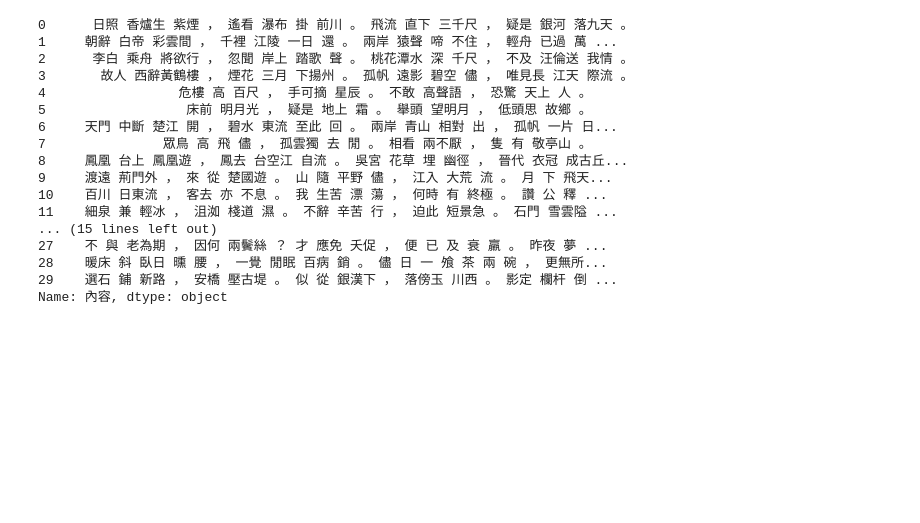
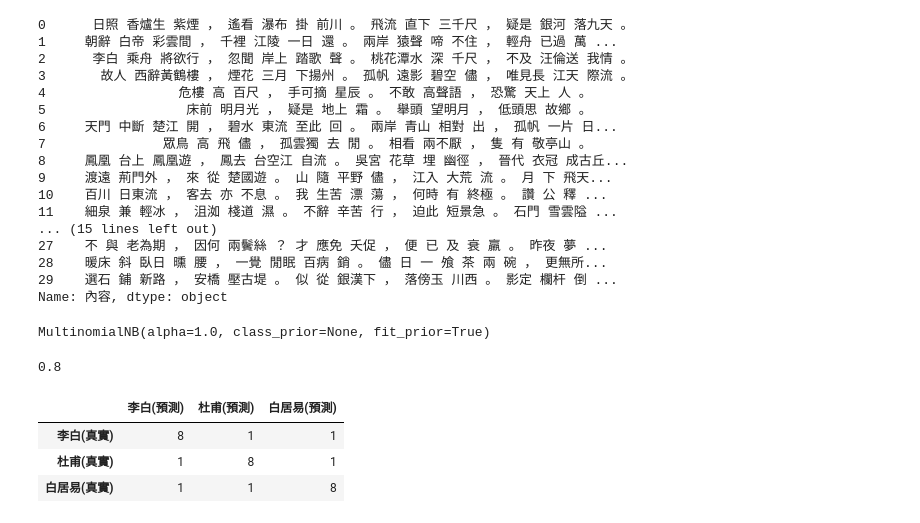
Before and after one commit to AcerPing/AceTibaMe, a Jupyter notebook: poem.ipynb, the cells around one changed output. Cells and saved outputs as stored; diff of their text form; code cells hidden in the pictures; blank space fills up the shorter version.

```diff
--- a/poem.ipynb
+++ b/poem.ipynb
@@ -90,3 +94,9 @@ x_test
 28    暖床 斜 臥日 曛 腰 ， 一覺 閒眠 百病 銷 。 儘 日 一 飧 茶 兩 碗 ， 更無所...
 29    選石 鋪 新路 ， 安橋 壓古堤 。 似 從 銀漢下 ， 落傍玉 川西 。 影定 欄杆 倒 ...
 Name: 內容, dtype: object
+# %%
+# 測試資料不要重做(fit),如果你的詞不在當初fit的欄位，丟掉
+from sklearn.feature_extraction.text import CountVectorizer
+vec = CountVectorizer()
+x_train_count = vec.fit_transform(x_train)
+x_test_count = vec.transform(x_test)
@@ -92,0 +108,24 @@ Name: 內容, dtype: object
+# %%
+from sklearn.naive_bayes import MultinomialNB
+clf = MultinomialNB()
+clf.fit(x_train_count, y_train)
+# %% [output]
+MultinomialNB(alpha=1.0, class_prior=None, fit_prior=True)
+# %%
+from sklearn.metrics import accuracy_score
+pre = clf.predict(x_test_count)
+# pre
+accuracy_score(pre,y_test)
+# %% [output]
+0.8
+# %%
+from sklearn.metrics import confusion_matrix
+mat = confusion_matrix(y_test,pre)
+pd.DataFrame(mat,
+      columns=[n+"(預測)" for n in u],
+      index=[n+"(真實)" for n in u])
+# %% [output]
+|  | 李白(預測) | 杜甫(預測) | 白居易(預測) |
+| 李白(真實) | 8 | 1 | 1 |
+| 杜甫(真實) | 1 | 8 | 1 |
+| 白居易(真實) | 1 | 1 | 8 |
```
Also changed, not shown: parts of 4 cells of this notebook.
